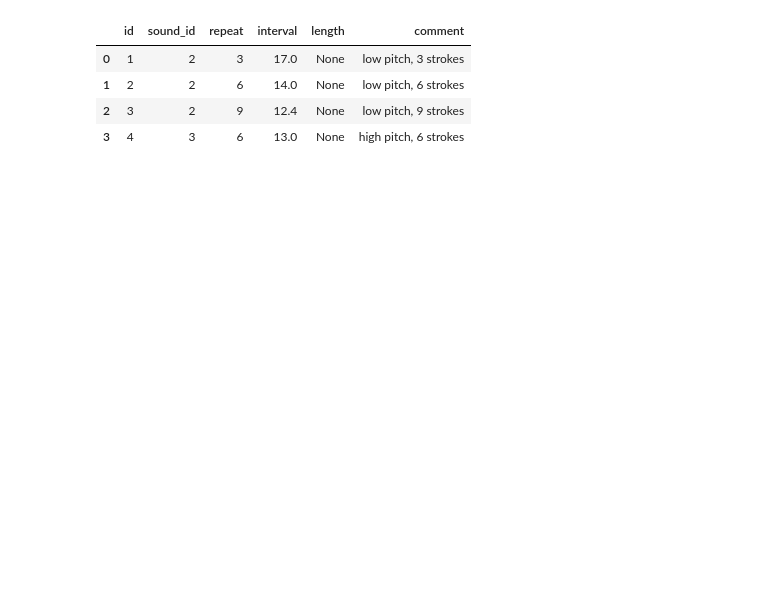
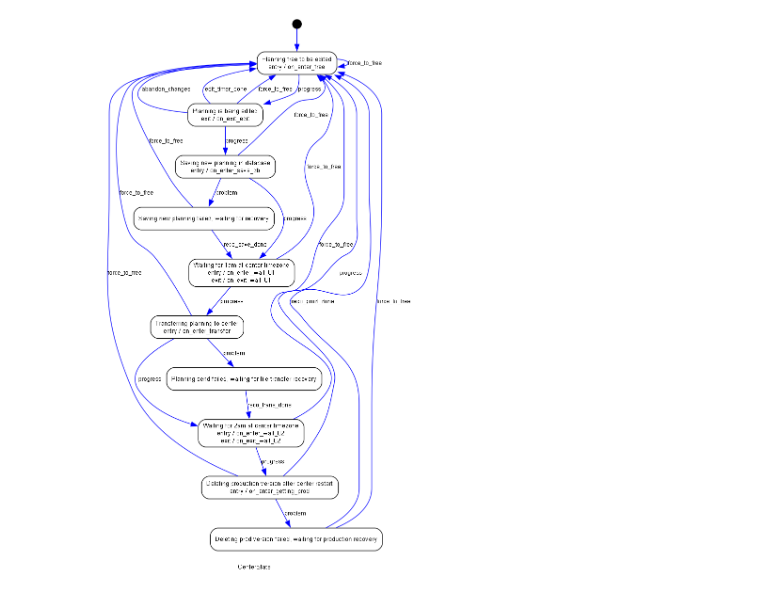
Before and after one commit to s66erge/entan-mkdocs, a Jupyter notebook: zanalysis.ipynb, the cells around one changed output. Cells and saved outputs as stored; diff of their text form; code cells hidden in the pictures; blank space fills up the shorter version.

Commit message:
and testing also OK

```diff
--- a/zanalysis.ipynb
+++ b/zanalysis.ipynb
@@ -3,16 +3,32 @@
 # python -m ipykernel install --user --name myenv
 # and select 'entan-mkdocs' as kernel in the Jupyter Notebook interface.
 # %%
-import libs.minio as minio
-minio.minio_client = minio.create_minio_client()
-gongs_df = minio.get_center_temp_df("Testx", "gongs")
-times_df = minio.get_center_temp_df("Testx", "timetables")
-struct_df = minio.get_center_temp_df("Testx", "periods_struct")
+
+from statemachine import State, Event, StateChart
+from libs.states import HistoryListener, CenterState
+from IPython.display import Image, display
+
+def show(sm):
+    graph = sm._graph()
+    graph.set_rankdir("TB")
+    display(Image(graph.create_png()))
+
+class CenterDataModel():
+    def __init__(self, center_name, testing=False, user=None):
+        self.center_name = center_name
+        self.testing = testing
+        self.user = user
+        self.last_result = None   # result of the last operation on this machine
+        self.send_id = None # id of the delayed send for waiting states, to be able to cancel it if needed
+    def get_start_time(self):
+        return "HH:MM"
+    def get_user(self):
+        return "a_user"
 # %%
-gongs_df
+center_state = CenterDataModel(center_name="a_name", testing=True)
+sm = CenterState(model=center_state)
+the_listener = HistoryListener(model=center_state)
+sm.add_listener(the_listener)
+show(sm)
 # %% [output]
-|  | id | sound_id | repeat | interval | length | comment |
-| 0 | 1 | 2 | 3 | 17.0 | None | low pitch, 3 strokes |
-| 1 | 2 | 2 | 6 | 14.0 | None | low pitch, 6 strokes |
-| 2 | 3 | 2 | 9 | 12.4 | None | low pitch, 9 strokes |
-| 3 | 4 | 3 | 6 | 13.0 | None | high pitch, 6 strokes |
+[figure, added]
```
Also changed, not shown: parts of 1 cell of this notebook, 2 other files.
